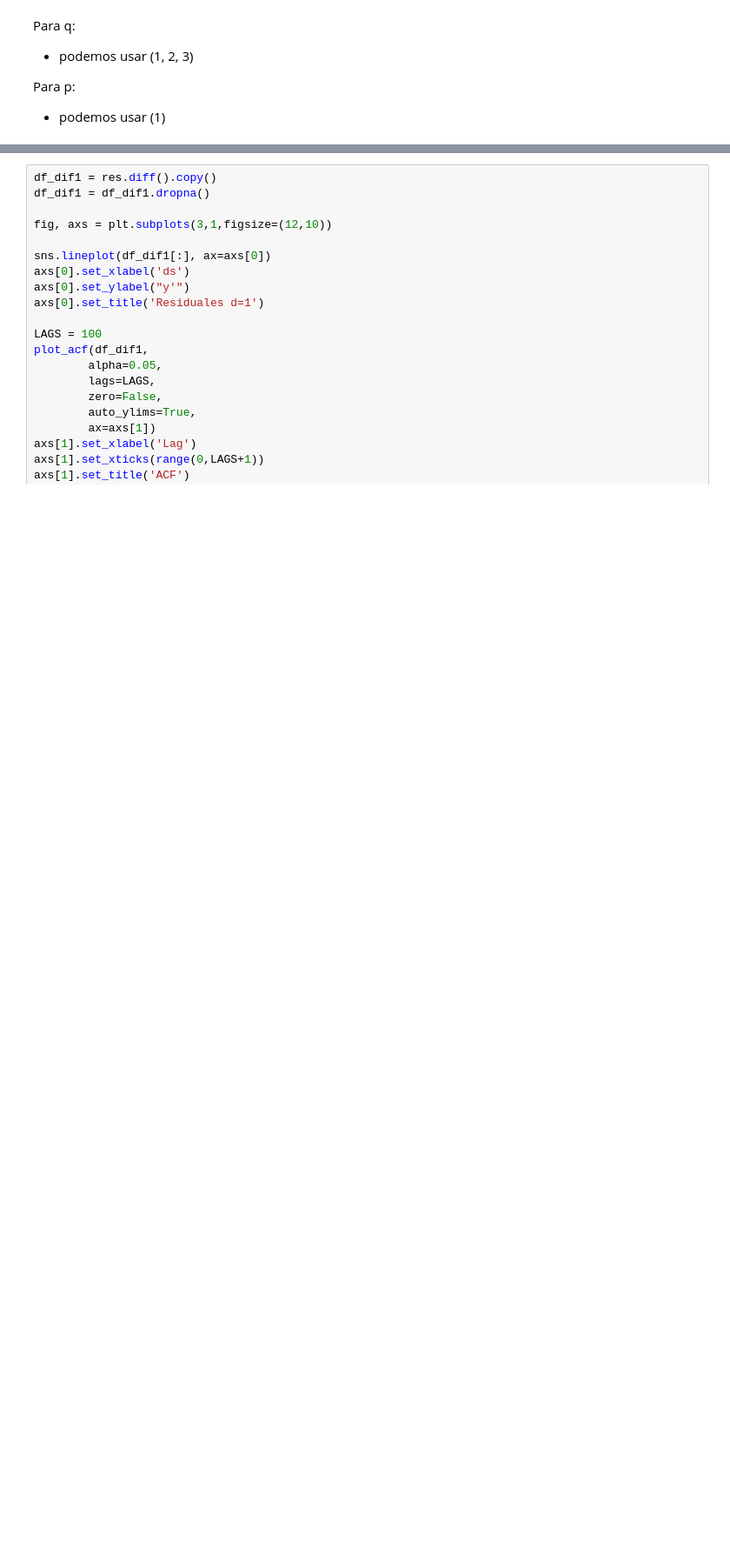
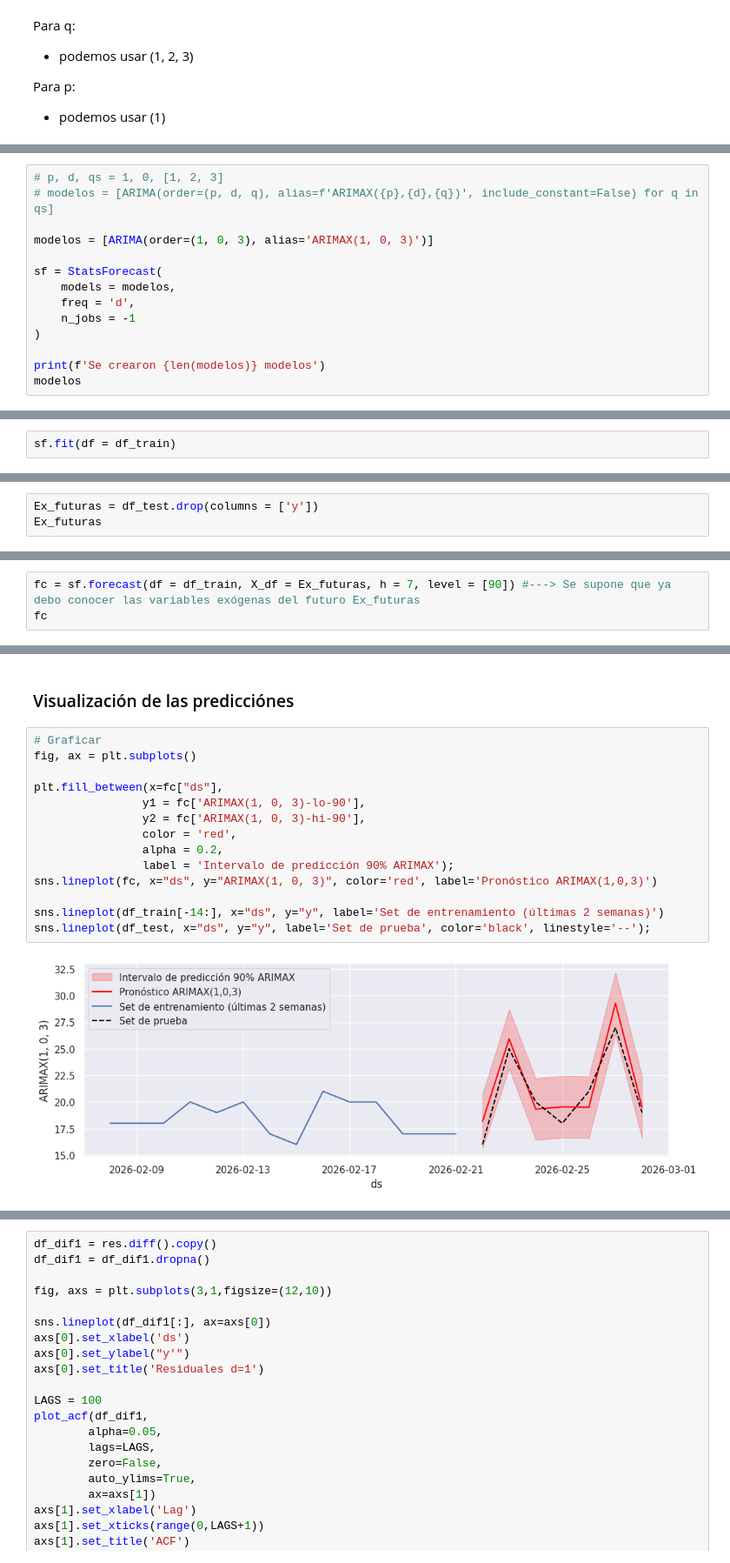
Before and after one commit to JairRamosG/Series_de_Tiempo, a Jupyter notebook: 08_ARIMAX/ARIMAX.ipynb, the cells around one changed output, grey strips where cells are left out. Shown at 87% size. Cells and saved outputs as stored; diff of their text form; blank space fills up the shorter version.

Commit message:
Gráfico de forecasting

```diff
--- a/08_ARIMAX/ARIMAX.ipynb
+++ b/08_ARIMAX/ARIMAX.ipynb
@@ -260,0 +263,14 @@ Para p:
+# %%
+# p, d, qs = 1, 0, [1, 2, 3]
+# modelos = [ARIMA(order=(p, d, q), alias=f'ARIMAX({p},{d},{q})', include_constant=False) for q in qs]
+
+modelos = [ARIMA(order=(1, 0, 3), alias='ARIMAX(1, 0, 3)')]
+
+sf = StatsForecast(
+    models = modelos,
+    freq = 'd',
+    n_jobs = -1
+)
+
+print(f'Se crearon {len(modelos)} modelos')
+modelos
@@ -260,0 +282,2 @@ Para p:
+# %%
+sf.fit(df = df_train)
@@ -260,0 +296,3 @@ Para p:
+# %%
+Ex_futuras = df_test.drop(columns = ['y'])
+Ex_futuras
@@ -260,0 +308,3 @@ Para p:
+# %%
+fc = sf.forecast(df = df_train, X_df = Ex_futuras, h = 7, level = [90]) #---> Se supone que ya debo conocer las variables exógenas del futuro Ex_futuras
+fc
@@ -260,0 +320,18 @@ Para p:
+# %% [markdown]
+### Visualización de las predicciónes
+# %%
+# Graficar
+fig, ax = plt.subplots()
+
+plt.fill_between(x=fc["ds"],
+                y1 = fc['ARIMAX(1, 0, 3)-lo-90'],
+                y2 = fc['ARIMAX(1, 0, 3)-hi-90'],
+                color = 'red',
+                alpha = 0.2,
+                label = 'Intervalo de predicción 90% ARIMAX');
+sns.lineplot(fc, x="ds", y="ARIMAX(1, 0, 3)", color='red', label='Pronóstico ARIMAX(1,0,3)')
+
+sns.lineplot(df_train[-14:], x="ds", y="y", label='Set de entrenamiento (últimas 2 semanas)')
+sns.lineplot(df_test, x="ds", y="y", label='Set de prueba', color='black', linestyle='--');
+# %% [output]
+[figure, added]
```
Also changed, not shown: parts of 14 cells of this notebook.
